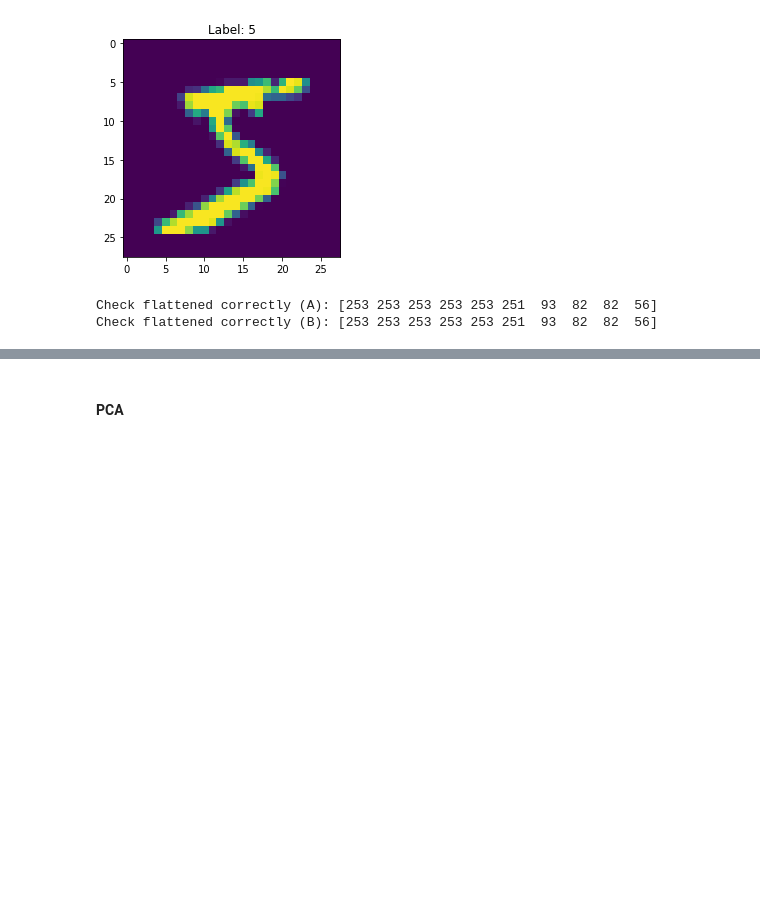
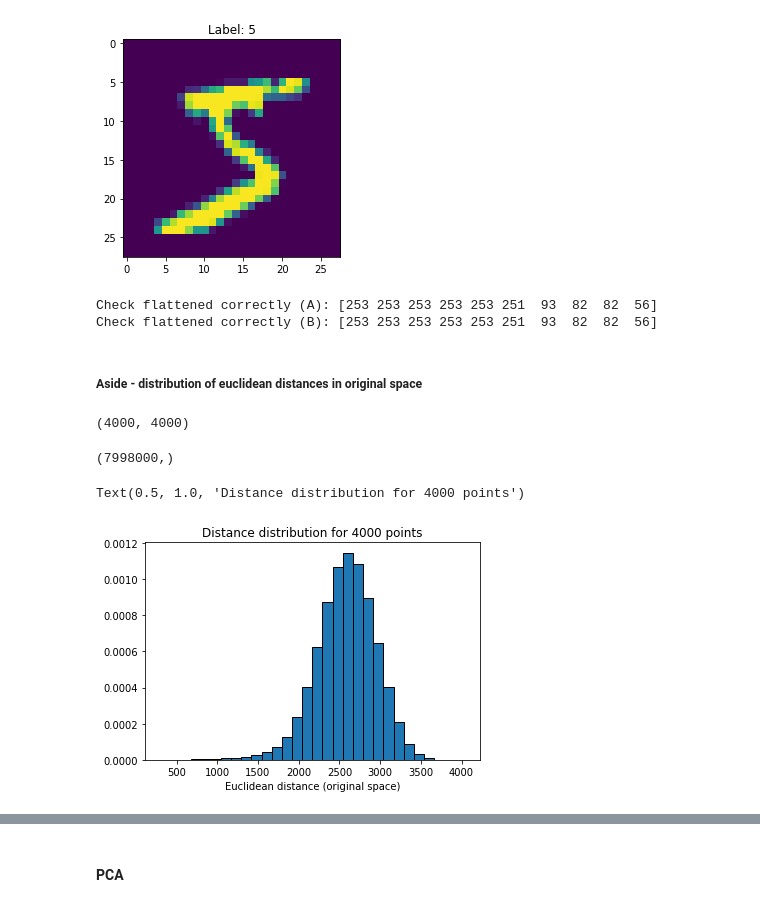
Before and after one commit to hlml-toronto/machinelearning, a Jupyter notebook: guides/unsupervised/embeddings_tSNE_UMAP.ipynb, the cells around one changed output, grey strips where cells are left out. Saved outputs shown, nothing was run; the diff lists cells and outputs as text; code cells hidden in the pictures; blank space fills up the shorter version.

Commit message:
add mds and distance distributions for mnist example

```diff
--- a/guides/unsupervised/embeddings_tSNE_UMAP.ipynb
+++ b/guides/unsupervised/embeddings_tSNE_UMAP.ipynb
@@ -168,3 +173,22 @@ p = REDUCER_COMPONENTS      # embedding dimension
 
 X = mnist_flattened[:M, :]
 X_labels = mnist_labels[:M]
+# %% [markdown]
+##### Aside - distribution of euclidean distances in original space
+# %%
+from sklearn.metrics.pairwise import euclidean_distances
+dists = euclidean_distances(X)
+print(dists.shape)
+# %% [output]
+(4000, 4000)
+# %%
+inds = np.triu_indices(M, k=1)
+dists_list = dists[inds]
+print(dists_list.shape)
+plt.hist(dists_list, bins=30, ec='k', density=True)
+plt.xlabel('Euclidean distance (original space)')
+plt.title('Distance distribution for %d points' % M)
+# %% [output]
+(7998000,)
+Text(0.5, 1.0, 'Distance distribution for 4000 points')
+[figure, added]
```
Also changed, not shown: parts of 18 cells of this notebook.
